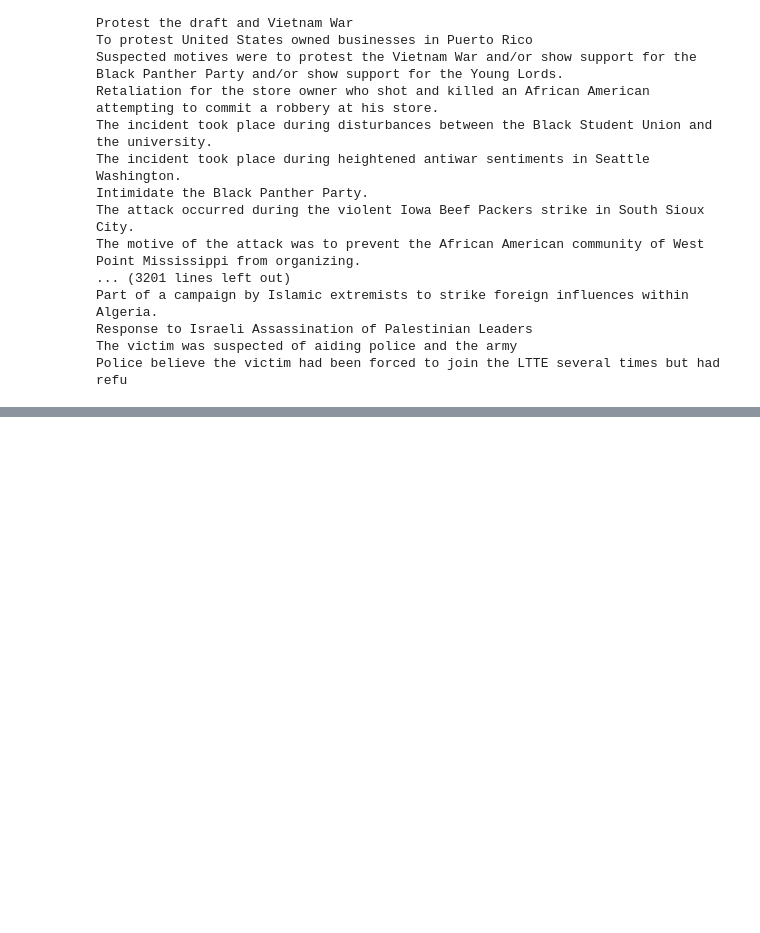
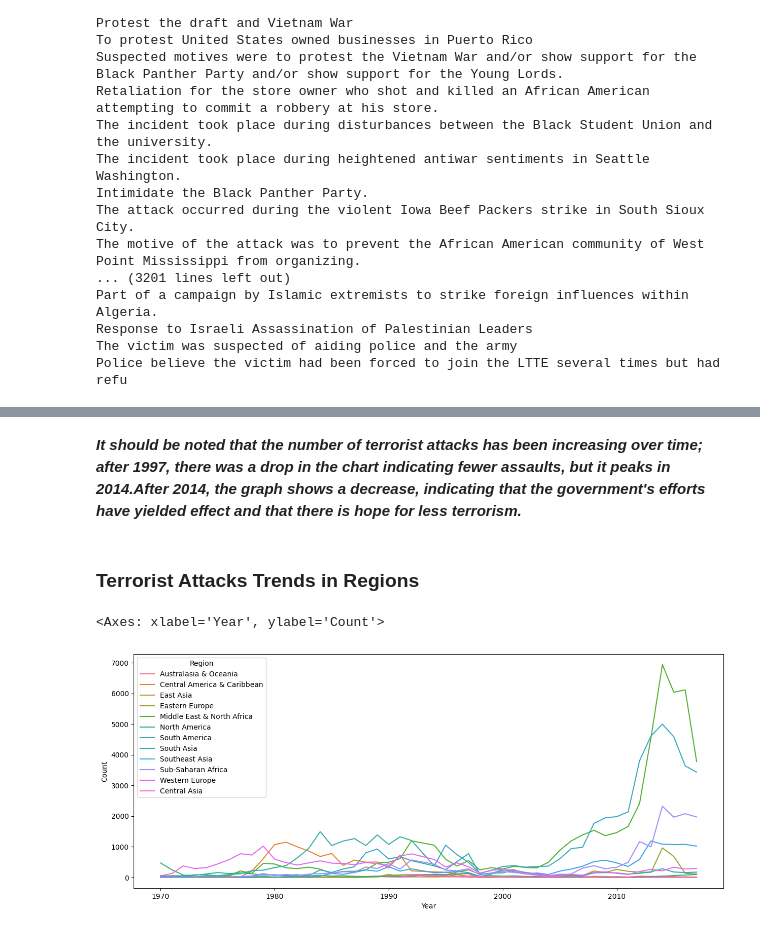
Before and after one commit to Gemini-Abhi/Machine-Learning-projects, a Jupyter notebook: Terrorism Project/Terrorism.ipynb, the cells around one changed output, grey strips where cells are left out. Drawn from its saved outputs; the diff is of its cells as text; code cells hidden in the pictures; blank space fills up the shorter version.

```diff
--- a/Terrorism Project/Terrorism.ipynb
+++ b/Terrorism Project/Terrorism.ipynb
@@ -256,0 +277,12 @@ Police believe the victim had been forced to join the LTTE several times but had
+# %% [markdown]
+***It should be noted that the number of terrorist attacks has been increasing over time; after 1997, there was a drop in the chart indicating fewer assaults, but it peaks in 2014.After 2014, the graph shows a decrease, indicating that the government's efforts have yielded effect and that there is hope for less terrorism.***
+# %% [markdown]
+### Terrorist Attacks Trends in Regions
+# %%
+Region_attacks = df2.groupby(['Year','Region']).size().reset_index(name='Count')
+Region_attacks
+plt.subplots(figsize=(15,6))
+sns.lineplot(x='Year',y='Count',hue='Region',data=Region_attacks)
+# %% [output]
+<Axes: xlabel='Year', ylabel='Count'>
+[figure, added]
```
Also changed, not shown: parts of 7 cells of this notebook.
